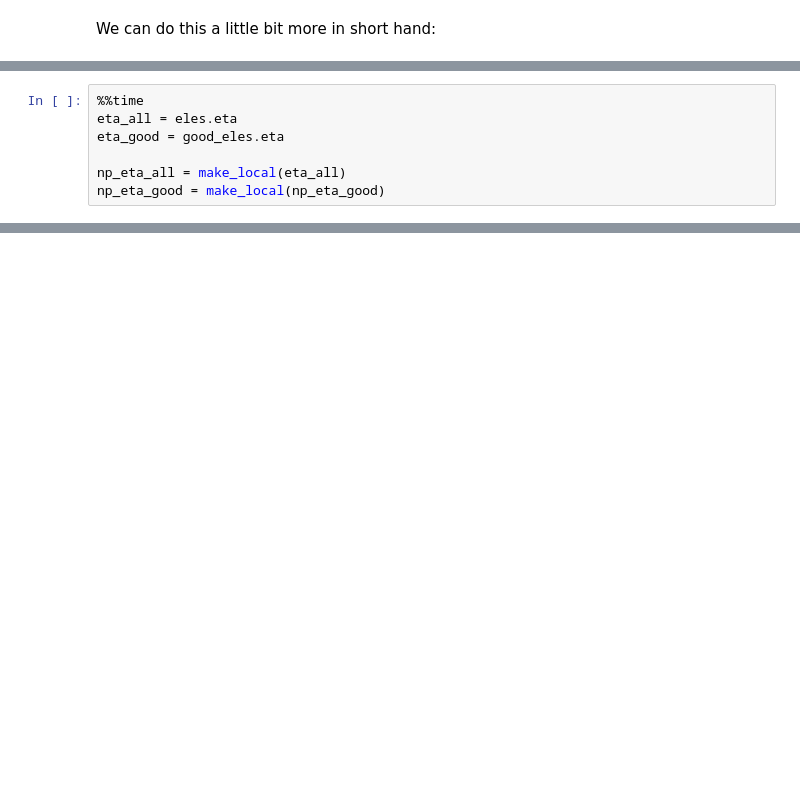
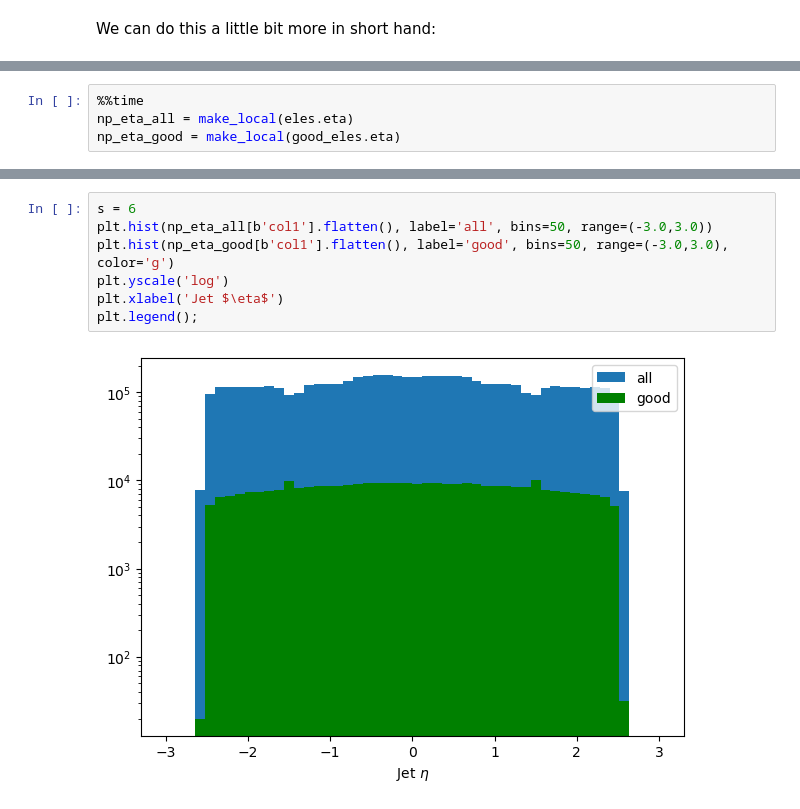
Before and after one commit to gordonwatts/hep_tables, a Jupyter notebook: notebooks/01 - Demo.ipynb, the cells around one changed output, grey strips where cells are left out. Cells and saved outputs as stored; diff of their text form; blank space fills up the shorter version.

```diff
--- a/notebooks/01 - Demo.ipynb
+++ b/notebooks/01 - Demo.ipynb
@@ -111,7 +114,4 @@ So now we can look at the $\eta$ distributions before and after that cut if we l
 # %%
 %%time
-eta_all = eles.eta
-eta_good = good_eles.eta
-
-np_eta_all = make_local(eta_all)
-np_eta_good = make_local(np_eta_good)
+np_eta_all = make_local(eles.eta)
+np_eta_good = make_local(good_eles.eta)
@@ -117,0 +120,9 @@ np_eta_good = make_local(np_eta_good)
+# %%
+s = 6
+plt.hist(np_eta_all[b'col1'].flatten(), label='all', bins=50, range=(-3.0,3.0))
+plt.hist(np_eta_good[b'col1'].flatten(), label='good', bins=50, range=(-3.0,3.0), color='g')
+plt.yscale('log')
+plt.xlabel('Jet $\eta$')
+plt.legend();
+# %% [output]
+[figure, added]
```
Also changed, not shown: parts of 14 cells of this notebook, 1 other file.
